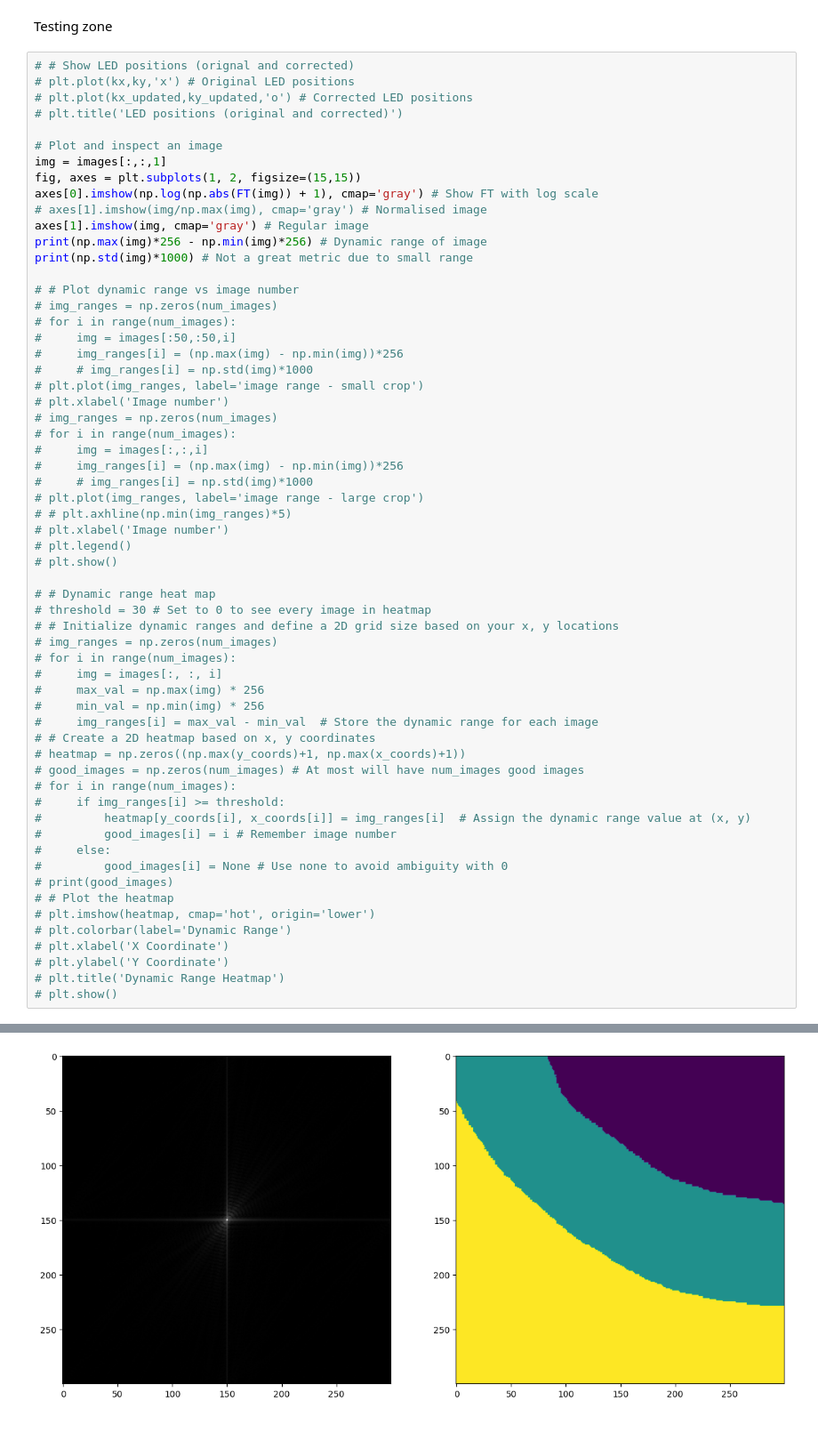
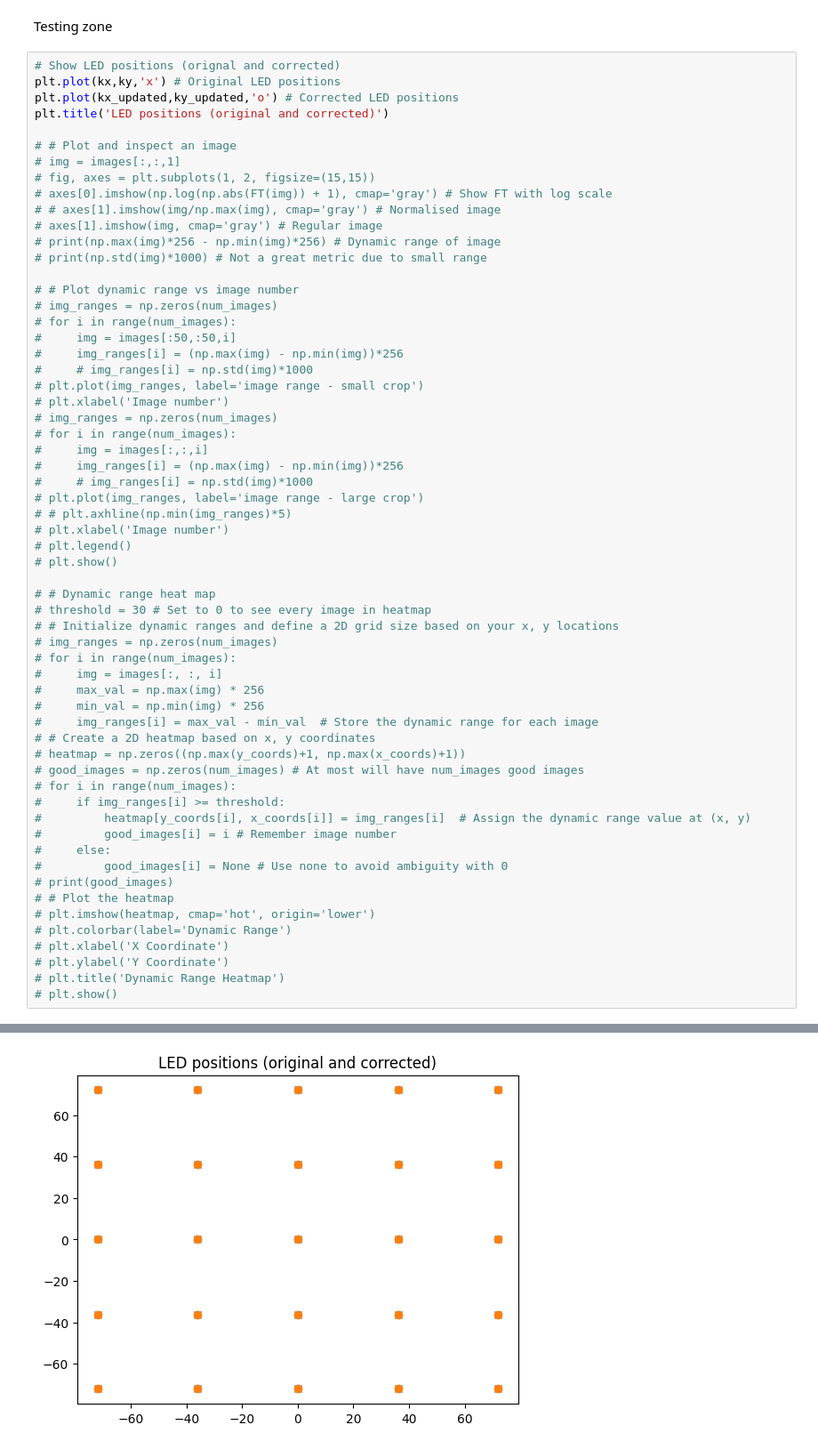
Before and after one commit to willtaylor072/Will_Taylor_FPM_4YP-main, a Jupyter notebook: reconstruction.ipynb, the cells around one changed output, grey strips where cells are left out. Shown: that part at 89% size. Cells and saved outputs as stored; diff of their text form.

```diff
--- a/reconstruction.ipynb
+++ b/reconstruction.ipynb
@@ -518,19 +506,19 @@ bf.save('results/recent/brightfield.png')
 # %% [markdown]
 Testing zone
 # %%
-# # Show LED positions (orignal and corrected)
-# plt.plot(kx,ky,'x') # Original LED positions
-# plt.plot(kx_updated,ky_updated,'o') # Corrected LED positions
-# plt.title('LED positions (original and corrected)')
+# Show LED positions (orignal and corrected)
+plt.plot(kx,ky,'x') # Original LED positions
+plt.plot(kx_updated,ky_updated,'o') # Corrected LED positions
+plt.title('LED positions (original and corrected)')
 
-# Plot and inspect an image
-img = images[:,:,1]
-fig, axes = plt.subplots(1, 2, figsize=(15,15))
-axes[0].imshow(np.log(np.abs(FT(img)) + 1), cmap='gray') # Show FT with log scale
-# axes[1].imshow(img/np.max(img), cmap='gray') # Normalised image
-axes[1].imshow(img, cmap='gray') # Regular image
-print(np.max(img)*256 - np.min(img)*256) # Dynamic range of image
-print(np.std(img)*1000) # Not a great metric due to small range
+# # Plot and inspect an image
+# img = images[:,:,1]
+# fig, axes = plt.subplots(1, 2, figsize=(15,15))
+# axes[0].imshow(np.log(np.abs(FT(img)) + 1), cmap='gray') # Show FT with log scale
+# # axes[1].imshow(img/np.max(img), cmap='gray') # Normalised image
+# axes[1].imshow(img, cmap='gray') # Regular image
+# print(np.max(img)*256 - np.min(img)*256) # Dynamic range of image
+# print(np.std(img)*1000) # Not a great metric due to small range
 
 # # Plot dynamic range vs image number
 # img_ranges = np.zeros(num_images)
@@ -583 +570 @@ print(np.std(img)*1000) # Not a great metric due to small range
-[figure, old version]
+[figure, new version]
```
Also changed, not shown: parts of 5 cells of this notebook, 6 other files.
